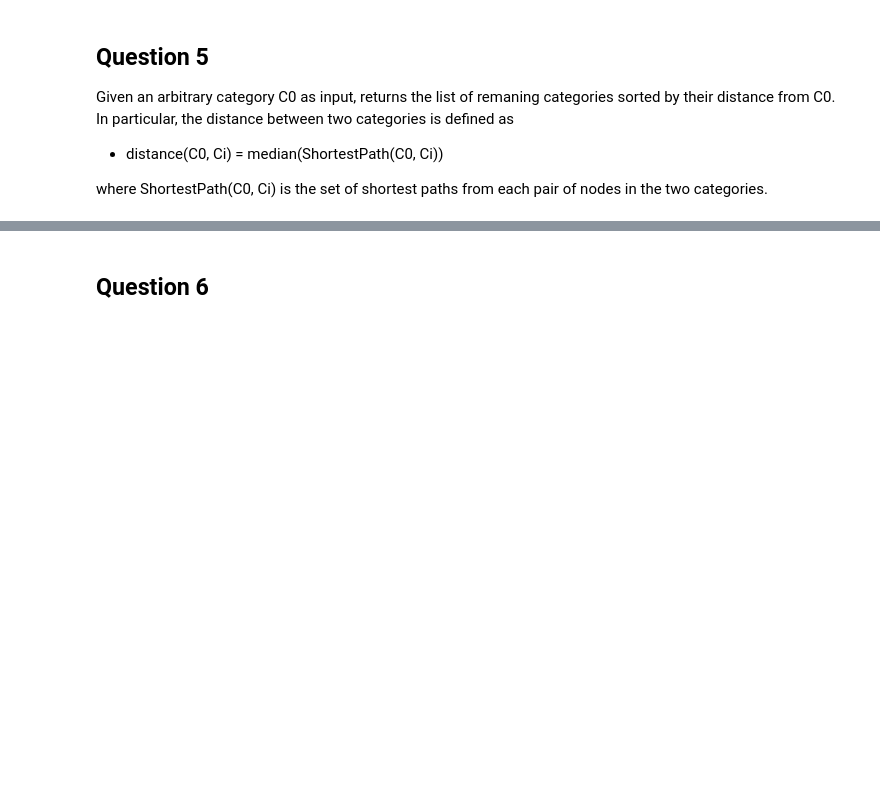
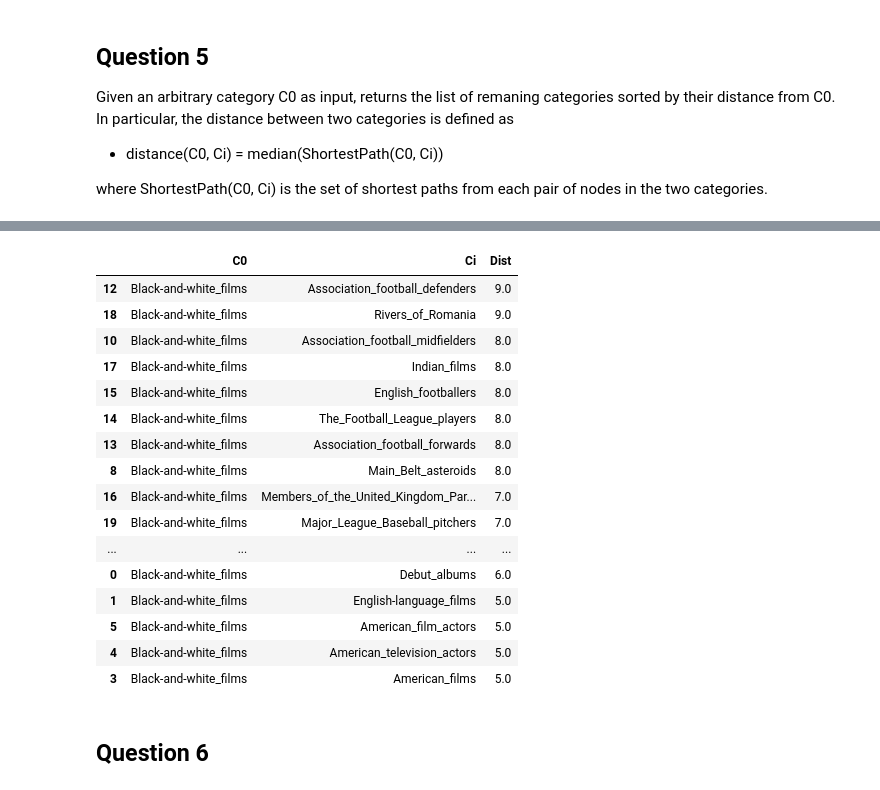
Before and after one commit to nicolac1999/ADM-HW5, a Jupyter notebook: hm5_13_01_2021.ipynb, the cells around one changed output, grey strips where cells are left out. Cells and saved outputs as stored; diff of their text form; code cells hidden in the pictures; blank space fills up the shorter version.

```diff
--- a/hm5_13_01_2021.ipynb
+++ b/hm5_13_01_2021.ipynb
@@ -670,3 +686,23 @@ KeyboardInterrupt:
+# %%
+G.distances_from_category(C, consider_disconnected_nodes=False)
+# %% [output]
+|  | C0 | Ci | Dist |
+| 12 | Black-and-white_films | Association_football_defenders | 9.0 |
+| 18 | Black-and-white_films | Rivers_of_Romania | 9.0 |
+| 10 | Black-and-white_films | Association_football_midfielders | 8.0 |
+| 17 | Black-and-white_films | Indian_films | 8.0 |
+| 15 | Black-and-white_films | English_footballers | 8.0 |
+| 14 | Black-and-white_films | The_Football_League_players | 8.0 |
+| 13 | Black-and-white_films | Association_football_forwards | 8.0 |
+| 8 | Black-and-white_films | Main_Belt_asteroids | 8.0 |
+| 16 | Black-and-white_films | Members_of_the_United_Kingdom_Par... | 7.0 |
+| 19 | Black-and-white_films | Major_League_Baseball_pitchers | 7.0 |
+| ... | ... | ... | ... |
+| 0 | Black-and-white_films | Debut_albums | 6.0 |
+| 1 | Black-and-white_films | English-language_films | 5.0 |
+| 5 | Black-and-white_films | American_film_actors | 5.0 |
+| 4 | Black-and-white_films | American_television_actors | 5.0 |
+| 3 | Black-and-white_films | American_films | 5.0 |
 # %% [markdown]
 ## Question 6
 # %% [markdown]
```
Also changed, not shown: parts of 19 cells of this notebook.
